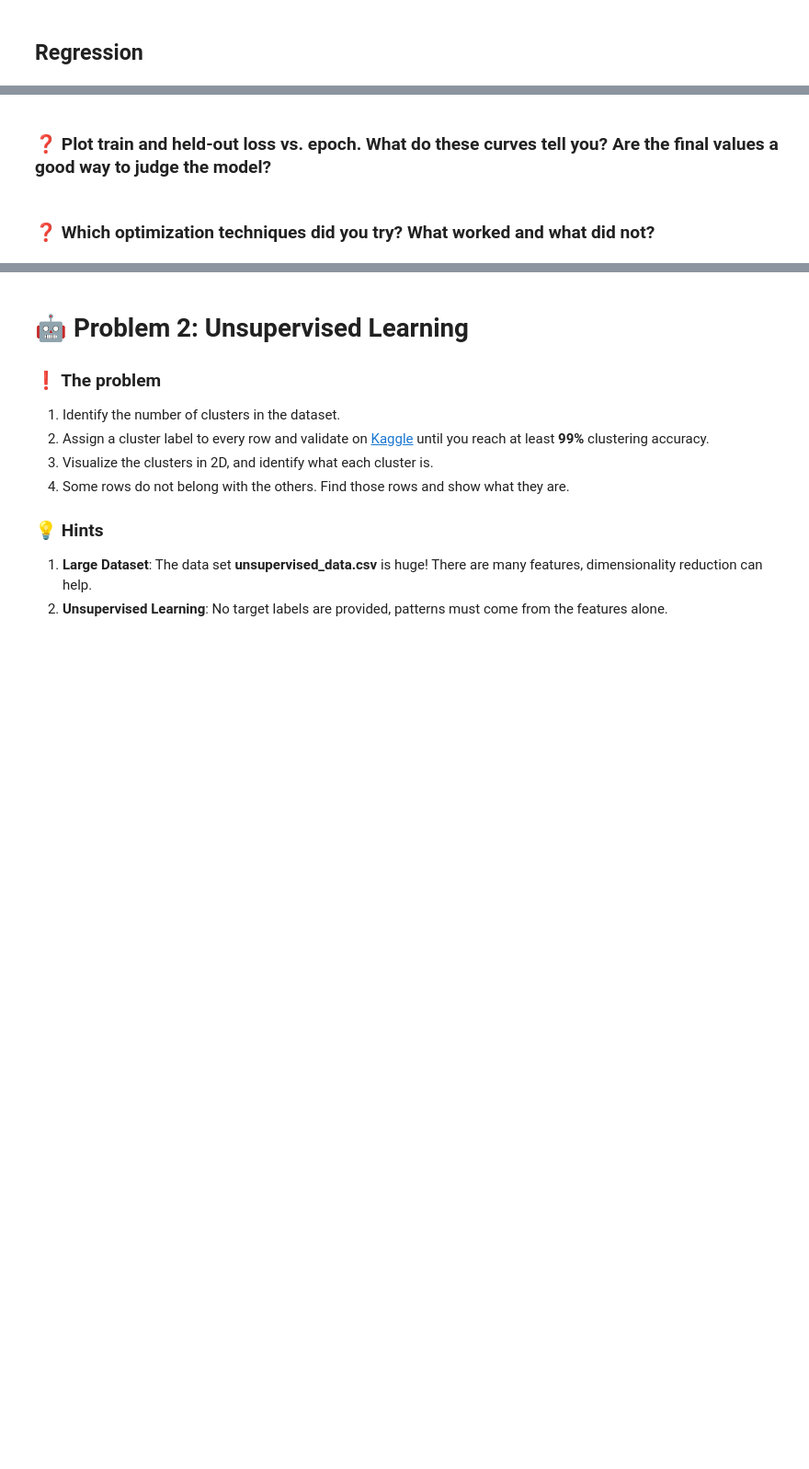
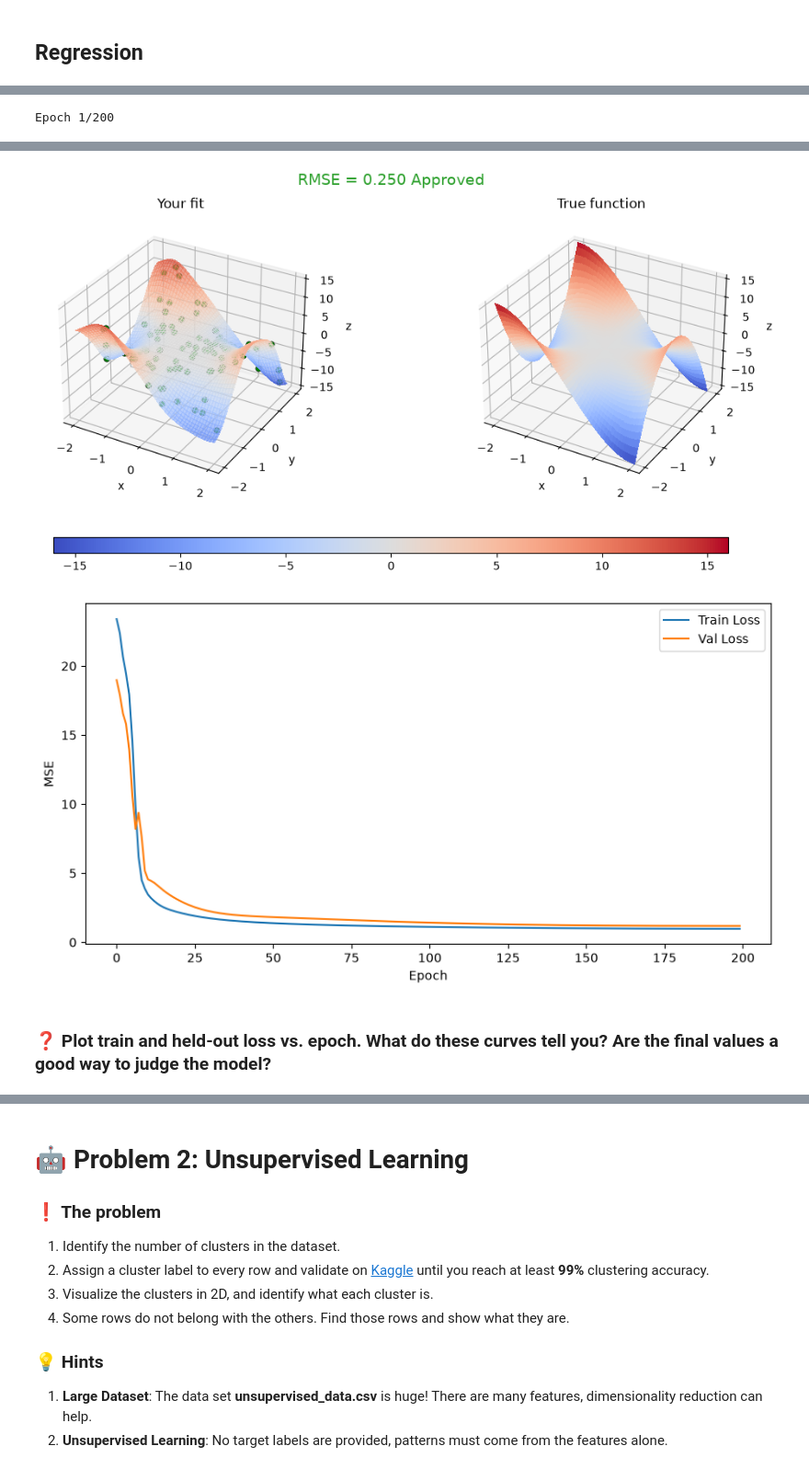
Before and after one commit to Adrian67676767/Assignment03_ML, a Jupyter notebook: problem.ipynb, the cells around one changed output, grey strips where cells are left out. Shown at 92% size. Cells and saved outputs as stored; diff of their text form; code cells hidden in the pictures; blank space fills up the shorter version.

```diff
--- a/problem.ipynb
+++ b/problem.ipynb
@@ -147,0 +264,76 @@ plt.show()
+# %%
+# ====================================
+# YOUR CODE GOES HERE
+keras.utils.set_random_seed(7)
+
+data = pd.read_csv("regression_data.csv")
+train = data[data["split"] == "train"]
+test = data[data["split"] == "test"]
+
+
+
+train, val = train_test_split(train, test_size=0.2, random_state=42)
+
+X_train_r = train[["x0", "x1"]].values
+y_train_r = train["y"].values
+
+X_val_r = val[["x0", "x1"]].values
+y_val_r = val["y"].values
+
+
+
+model_regression = keras.Sequential([
+    #Depth & Width
+    layers.Dense(64, activation='gelu', input_shape=(2,)),
+    layers.Dense(64, activation='gelu'),
+    layers.Dense(32, activation='gelu'),
+    layers.Dense(1, activation='linear')
+    ])
+
+## Use a learning rate schedule to help convergence
+total_epochs = 200
+total_batch_size = 16
+steps_per_epoch = len(X_train_r) // total_batch_size
+
+total_steps = total_epochs * steps_per_epoch
+
+
+
+lr_schedule = keras.optimizers.schedules.CosineDecay(
+    initial_learning_rate=0.01,
+    decay_steps=total_steps,
+    alpha=0.001
+)
+optimizer = keras.optimizers.SGD(learning_rate=lr_schedule)
+
+
+model_regression.compile(optimizer=optimizer,
+                        loss="mse",
+                        metrics=["mse"])
+
+early_stop = keras.callbacks.EarlyStopping(monitor='val_loss', patience=15, restore_best_weights=True)
+
+
+
+history_regression = model_regression.fit(X_train_r,y_train_r, epochs=total_epochs, batch_size=total_batch_size, validation_data=(X_val_r, y_val_r), callbacks=[early_stop])
+
+y_pred = model_regression.predict(test[["x0", "x1"]].values)
+
+
+evaluate_results = model_regression.evaluate(X_val_r, y_val_r, batch_size=16)
+model_regression.save('models/model_3.keras')
+
+plot_complex_fit(test[["x0", "x1"]].values, y_pred)
+plt.show()
+
+# Plot the loss curves
+plt.figure(figsize=(10, 5))
+plt.plot(history_regression.history['loss'], label='Train Loss')
+plt.plot(history_regression.history['val_loss'], label='Val Loss')
+plt.xlabel('Epoch')
+plt.ylabel('MSE')
+plt.legend()
+plt.show()
+# ====================================
+# %% [output]
+Epoch 1/200
@@ -148,4 +357,4 @@ plt.show()
+[figure, added]
+[figure, added]
 # %% [markdown]
 ### ❓ Plot train and held-out loss vs. epoch. What do these curves tell you? Are the final values a good way to judge the model?
-# %% [markdown]
-### ❓ Which optimization techniques did you try? What worked and what did not?
```
Also changed, not shown: parts of 14 cells of this notebook, 3 other files.
